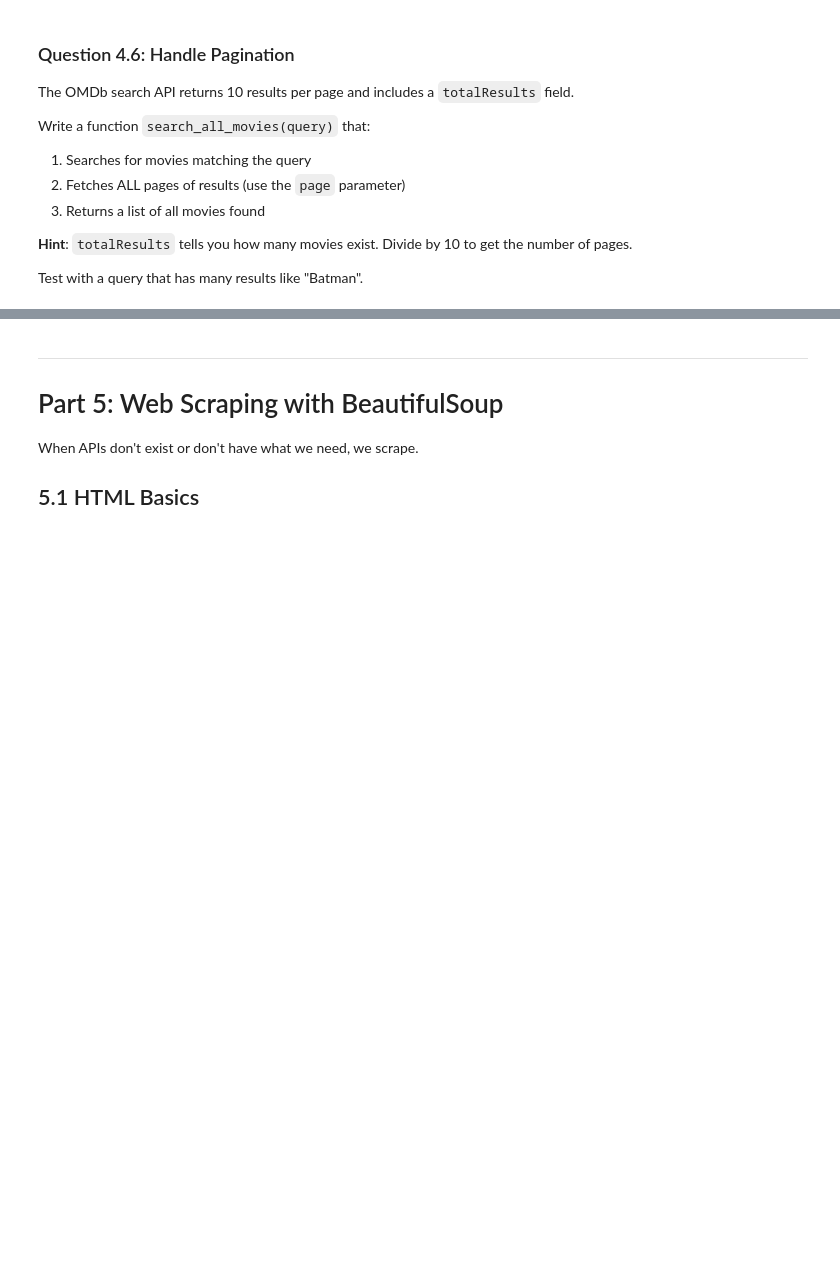
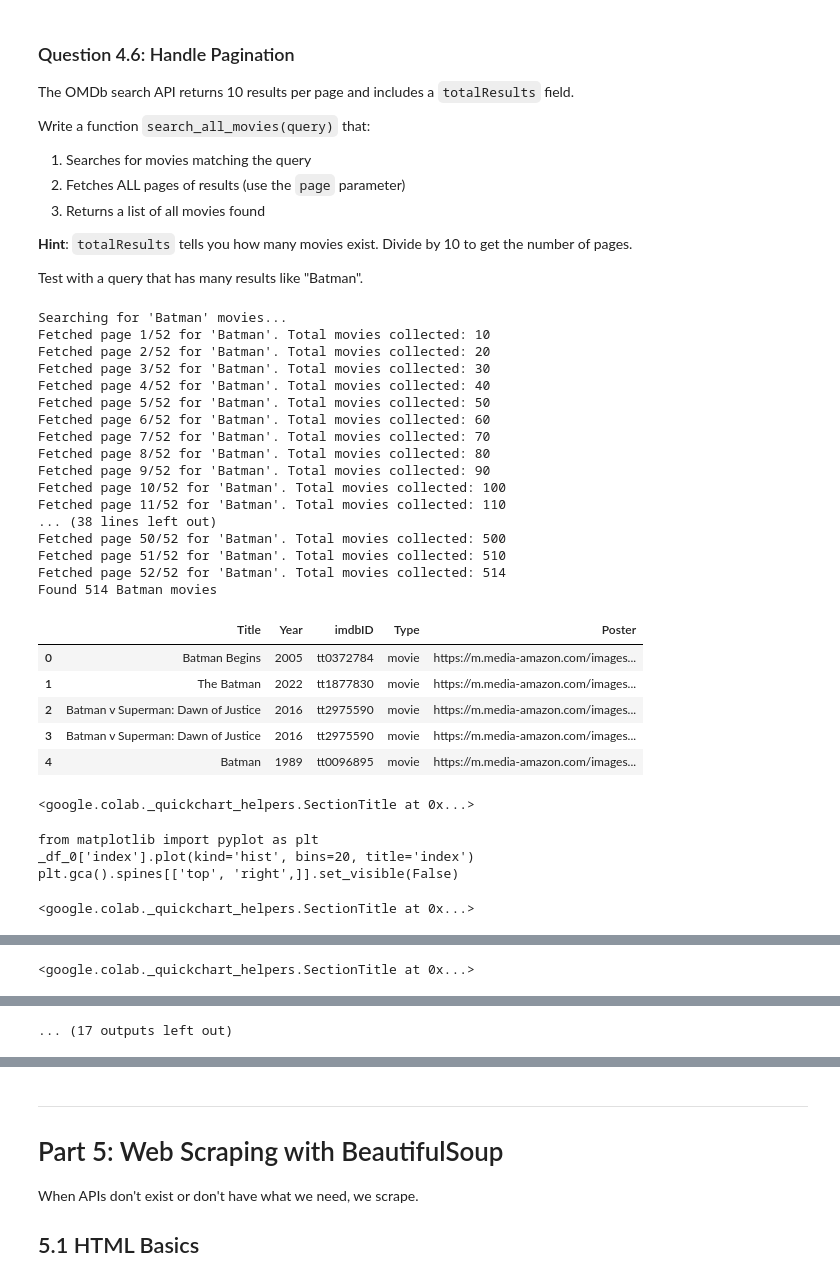
Before and after one commit to Destructor169/cs-203-stt-ai, a Jupyter notebook: labs/week01-data-collection-lab.ipynb, the cells around one changed output, grey strips where cells are left out. Drawn from its saved outputs; the diff is of its cells as text; code cells hidden in the pictures; blank space fills up the shorter version.

```diff
--- a/labs/week01-data-collection-lab.ipynb
+++ b/labs/week01-data-collection-lab.ipynb
@@ -902,0 +927,78 @@ def search_all_movies(query, api_key=OMDB_API_KEY):
+# %%
+# YOUR CODE HERE
+def search_all_movies(query, api_key=OMDB_API_KEY):
+    """Search OMDb and return ALL matching movies across all pages."""
+    all_movies = []
+    page = 1
+    total_results = 0
+    max_pages = 1 # Initialize to 1, will be updated after first request
+
+    while page <= max_pages:
+        params = {
+            "apikey": api_key,
+            "s": query,
+            "type": "movie",
+            "page": page
+        }
+
+        try:
+            response = requests.get("https://www.omdbapi.com/", params=params, timeout=10)
+            response.raise_for_status()
+            data = response.json()
+
+            if data.get("Response") == "True":
+                all_movies.extend(data["Search"])
+                if page == 1:
+                    total_results = int(data["totalResults"])
+                    max_pages = (total_results + 9) // 10
+
+                print(f"Fetched page {page}/{max_pages} for '{query}'. Total movies collected: {len(all_movies)}")
+                page += 1
+                time.sleep(0.5)
+            else:
+                print(f"No more results or error for '{query}': {data.get('Error')}")
+                break
+        except requests.exceptions.RequestException as e:
+            print(f"Error fetching page {page} for '{query}': {e}")
+            break
+
+    return all_movies
+
+print("Searching for 'Batman' movies...")
+all_batman = search_all_movies("Batman")
+print(f"Found {len(all_batman)} Batman movies")
+
+if all_batman:
+    df_batman = pd.DataFrame(all_batman)
+    display(df_batman.head())
+else:
+    print("No movies found for 'Batman'.")
+# %% [output]
+Searching for 'Batman' movies...
+Fetched page 1/52 for 'Batman'. Total movies collected: 10
+Fetched page 2/52 for 'Batman'. Total movies collected: 20
+Fetched page 3/52 for 'Batman'. Total movies collected: 30
+Fetched page 4/52 for 'Batman'. Total movies collected: 40
+Fetched page 5/52 for 'Batman'. Total movies collected: 50
+Fetched page 6/52 for 'Batman'. Total movies collected: 60
+Fetched page 7/52 for 'Batman'. Total movies collected: 70
+Fetched page 8/52 for 'Batman'. Total movies collected: 80
+Fetched page 9/52 for 'Batman'. Total movies collected: 90
+Fetched page 10/52 for 'Batman'. Total movies collected: 100
+Fetched page 11/52 for 'Batman'. Total movies collected: 110
+... (38 lines left out)
+Fetched page 50/52 for 'Batman'. Total movies collected: 500
+Fetched page 51/52 for 'Batman'. Total movies collected: 510
+Fetched page 52/52 for 'Batman'. Total movies collected: 514
+Found 514 Batman movies
+|  | Title | Year | imdbID | Type | Poster |
+| 0 | Batman Begins | 2005 | tt0372784 | movie | https://m.media-amazon.com/images... |
+| 1 | The Batman | 2022 | tt1877830 | movie | https://m.media-amazon.com/images... |
+| 2 | Batman v Superman: Dawn of Justice | 2016 | tt2975590 | movie | https://m.media-amazon.com/images... |
+| 3 | Batman v Superman: Dawn of Justice | 2016 | tt2975590 | movie | https://m.media-amazon.com/images... |
+| 4 | Batman | 1989 | tt0096895 | movie | https://m.media-amazon.com/images... |
+<google.colab._quickchart_helpers.SectionTitle at 0x...>
+from matplotlib import pyplot as plt
+_df_0['index'].plot(kind='hist', bins=20, title='index')
+plt.gca().spines[['top', 'right',]].set_visible(False)
+<google.colab._quickchart_helpers.SectionTitle at 0x...>
@@ -902,0 +1021 @@ def search_all_movies(query, api_key=OMDB_API_KEY):
+<google.colab._quickchart_helpers.SectionTitle at 0x...>
@@ -902,0 +1056 @@ def search_all_movies(query, api_key=OMDB_API_KEY):
+... (17 outputs left out)
```
Also changed, not shown: parts of 5 cells of this notebook.
